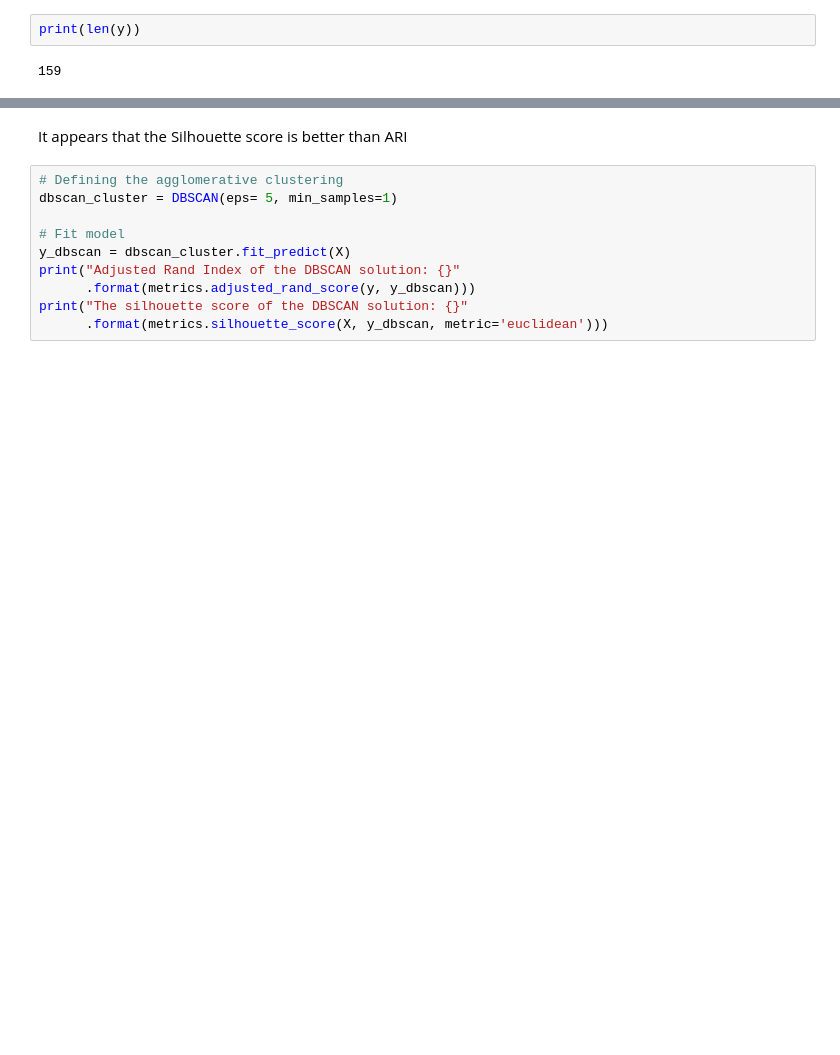
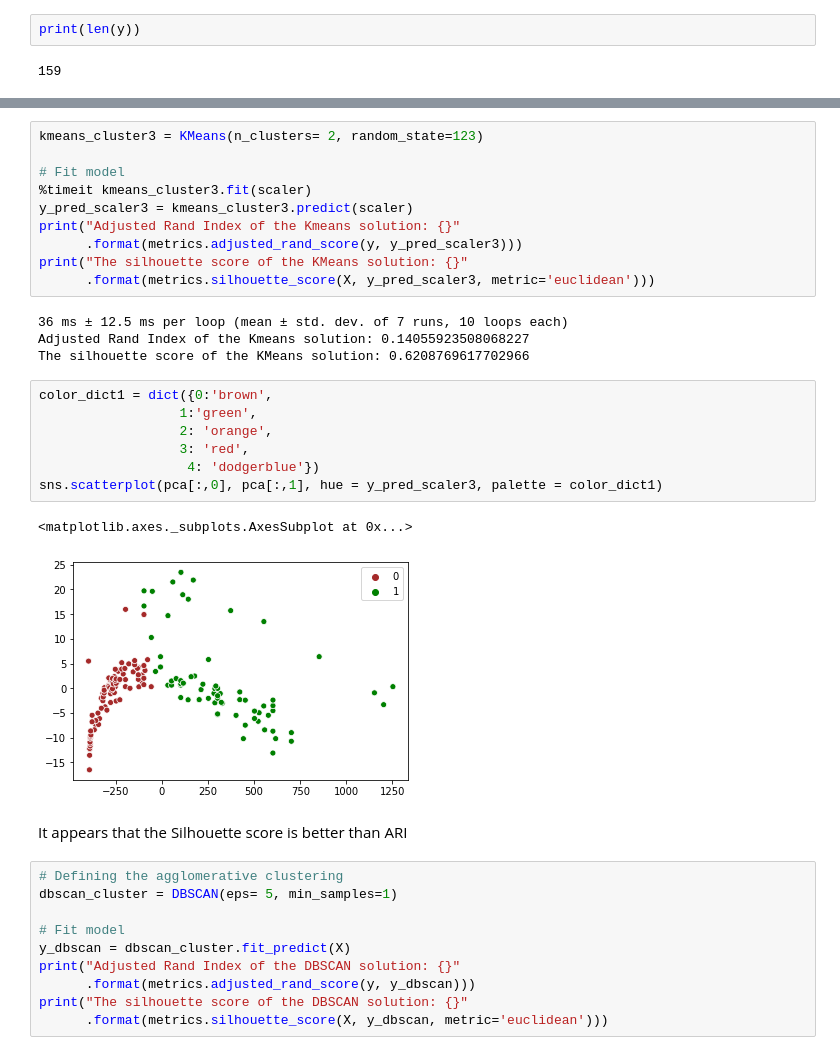
Before and after one commit to iamkkdev/Thinkful-github, a Jupyter notebook: UnsupCap1.ipynb, the cells around one changed output, grey strips where cells are left out. Cells and saved outputs as stored; diff of their text form; blank space fills up the shorter version.

```diff
--- a/UnsupCap1.ipynb
+++ b/UnsupCap1.ipynb
@@ -165,3 +136,27 @@ The silhouette score of the KMeans Scaler solution: 0.43913508833327647
+# %%
+kmeans_cluster3 = KMeans(n_clusters= 2, random_state=123)
+
+# Fit model
+%timeit kmeans_cluster3.fit(scaler)
+y_pred_scaler3 = kmeans_cluster3.predict(scaler)
+print("Adjusted Rand Index of the Kmeans solution: {}"
+      .format(metrics.adjusted_rand_score(y, y_pred_scaler3)))
+print("The silhouette score of the KMeans solution: {}"
+      .format(metrics.silhouette_score(X, y_pred_scaler3, metric='euclidean')))
+# %% [output]
+36 ms ± 12.5 ms per loop (mean ± std. dev. of 7 runs, 10 loops each)
+Adjusted Rand Index of the Kmeans solution: 0.14055923508068227
+The silhouette score of the KMeans solution: 0.6208769617702966
+# %%
+color_dict1 = dict({0:'brown',
+                  1:'green',
+                  2: 'orange',
+                  3: 'red',
+                   4: 'dodgerblue'})
+sns.scatterplot(pca[:,0], pca[:,1], hue = y_pred_scaler3, palette = color_dict1)
+# %% [output]
+<matplotlib.axes._subplots.AxesSubplot at 0x...>
+[figure, added]
 # %% [markdown]
 It appears that the Silhouette score is better than ARI
 # %%
```
Also changed, not shown: parts of 44 cells of this notebook.
